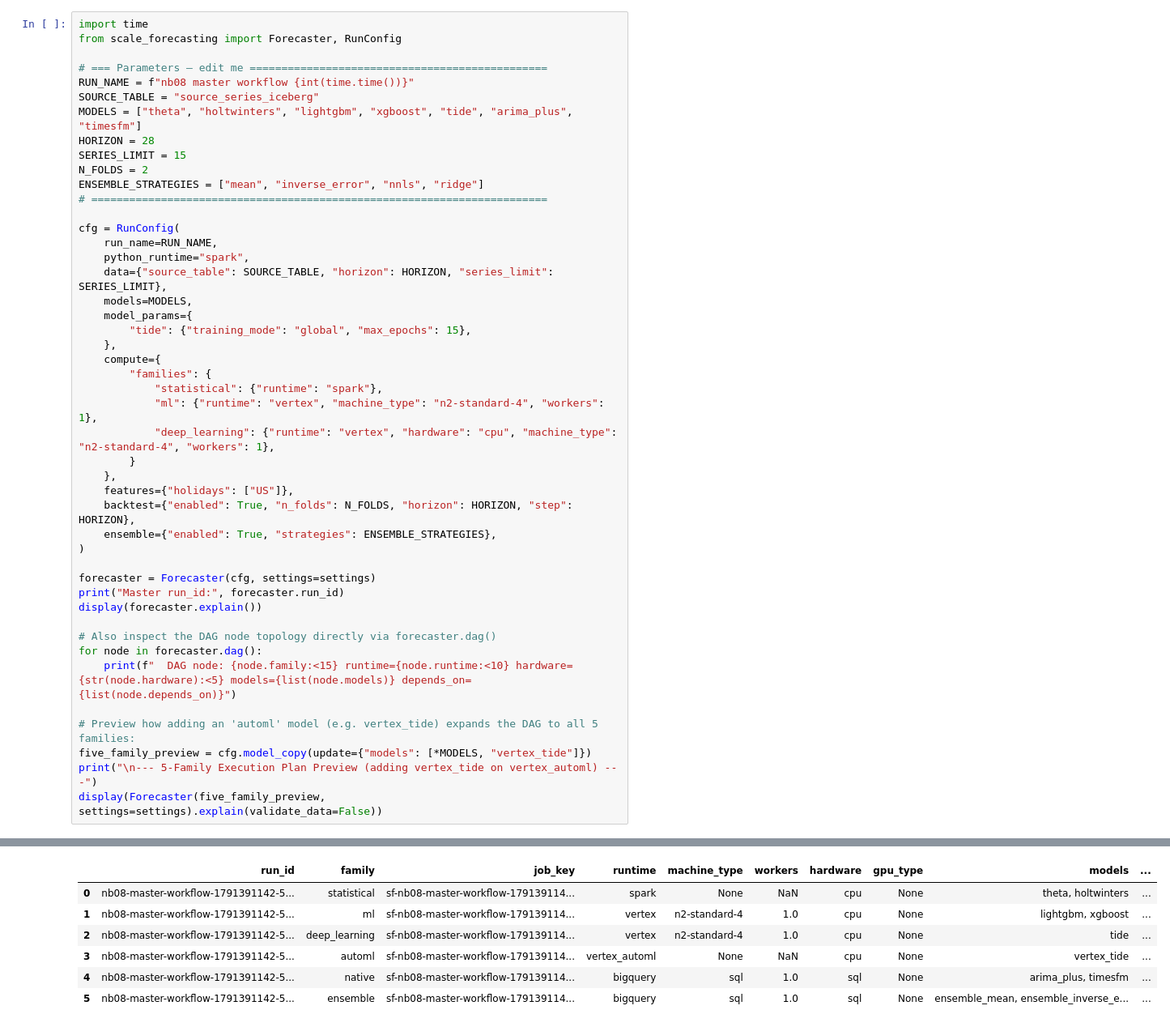
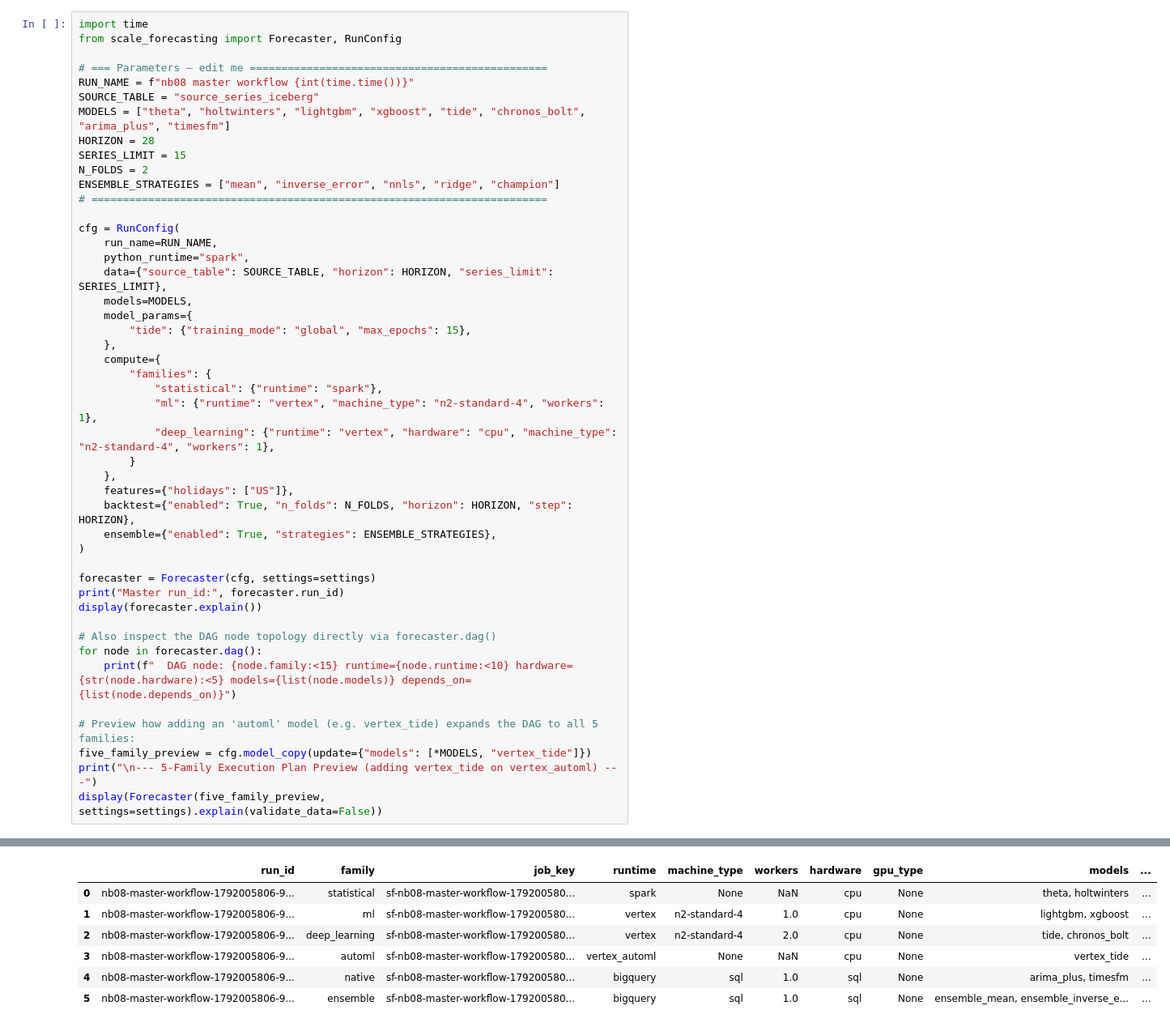
Before and after one commit to statmike/scale-forecasting, a Jupyter notebook: notebooks/08_multi_engine_master_workflow.ipynb, the cells around one changed output, grey strips where cells are left out. Shown at 81% size. Drawn from its saved outputs; the diff is of its cells as text.

```diff
--- a/notebooks/08_multi_engine_master_workflow.ipynb
+++ b/notebooks/08_multi_engine_master_workflow.ipynb
@@ -112,11 +112,11 @@ from scale_forecasting import Forecaster, RunConfig
 # === Parameters — edit me ===============================================
 RUN_NAME = f"nb08 master workflow {int(time.time())}"
 SOURCE_TABLE = "source_series_iceberg"
-MODELS = ["theta", "holtwinters", "lightgbm", "xgboost", "tide", "arima_plus", "timesfm"]
+MODELS = ["theta", "holtwinters", "lightgbm", "xgboost", "tide", "chronos_bolt", "arima_plus", "timesfm"]
 HORIZON = 28
 SERIES_LIMIT = 15
 N_FOLDS = 2
-ENSEMBLE_STRATEGIES = ["mean", "inverse_error", "nnls", "ridge"]
+ENSEMBLE_STRATEGIES = ["mean", "inverse_error", "nnls", "ridge", "champion"]
 # ========================================================================
 
 cfg = RunConfig(
@@ -167,12 +167,12 @@ Master run_id: nb08-master-workflow-1791391142-5a9fc342dacc
 
 --- 5-Family Execution Plan Preview (adding vertex_tide on vertex_automl) ---
 |  | run_id | family | job_key | runtime | machine_type | workers | hardware | gpu_type | models | ... |
-| 0 | nb08-master-workflow-1791391142-5... | statistical | sf-nb08-master-workflow-179139114... | spark | None | NaN | cpu | None | theta, holtwinters | ... |
-| 1 | nb08-master-workflow-1791391142-5... | ml | sf-nb08-master-workflow-179139114... | vertex | n2-standard-4 | 1.0 | cpu | None | lightgbm, xgboost | ... |
-| 2 | nb08-master-workflow-1791391142-5... | deep_learning | sf-nb08-master-workflow-179139114... | vertex | n2-standard-4 | 1.0 | cpu | None | tide | ... |
-| 3 | nb08-master-workflow-1791391142-5... | automl | sf-nb08-master-workflow-179139114... | vertex_automl | None | NaN | cpu | None | vertex_tide | ... |
-| 4 | nb08-master-workflow-1791391142-5... | native | sf-nb08-master-workflow-179139114... | bigquery | sql | 1.0 | sql | None | arima_plus, timesfm | ... |
-| 5 | nb08-master-workflow-1791391142-5... | ensemble | sf-nb08-master-workflow-179139114... | bigquery | sql | 1.0 | sql | None | ensemble_mean, ensemble_inverse_e... | ... |
+| 0 | nb08-master-workflow-1792005806-9... | statistical | sf-nb08-master-workflow-179200580... | spark | None | NaN | cpu | None | theta, holtwinters | ... |
+| 1 | nb08-master-workflow-1792005806-9... | ml | sf-nb08-master-workflow-179200580... | vertex | n2-standard-4 | 1.0 | cpu | None | lightgbm, xgboost | ... |
+| 2 | nb08-master-workflow-1792005806-9... | deep_learning | sf-nb08-master-workflow-179200580... | vertex | n2-standard-4 | 2.0 | cpu | None | tide, chronos_bolt | ... |
+| 3 | nb08-master-workflow-1792005806-9... | automl | sf-nb08-master-workflow-179200580... | vertex_automl | None | NaN | cpu | None | vertex_tide | ... |
+| 4 | nb08-master-workflow-1792005806-9... | native | sf-nb08-master-workflow-179200580... | bigquery | sql | 1.0 | sql | None | arima_plus, timesfm | ... |
+| 5 | nb08-master-workflow-1792005806-9... | ensemble | sf-nb08-master-workflow-179200580... | bigquery | sql | 1.0 | sql | None | ensemble_mean, ensemble_inverse_e... | ... |
 # %% [markdown]
 ## Act 3 · Launch & Monitor All Families Concurrently (`forecaster.run_live()`)
 
```
Also changed, not shown: parts of 5 cells of this notebook, 29 other files.
